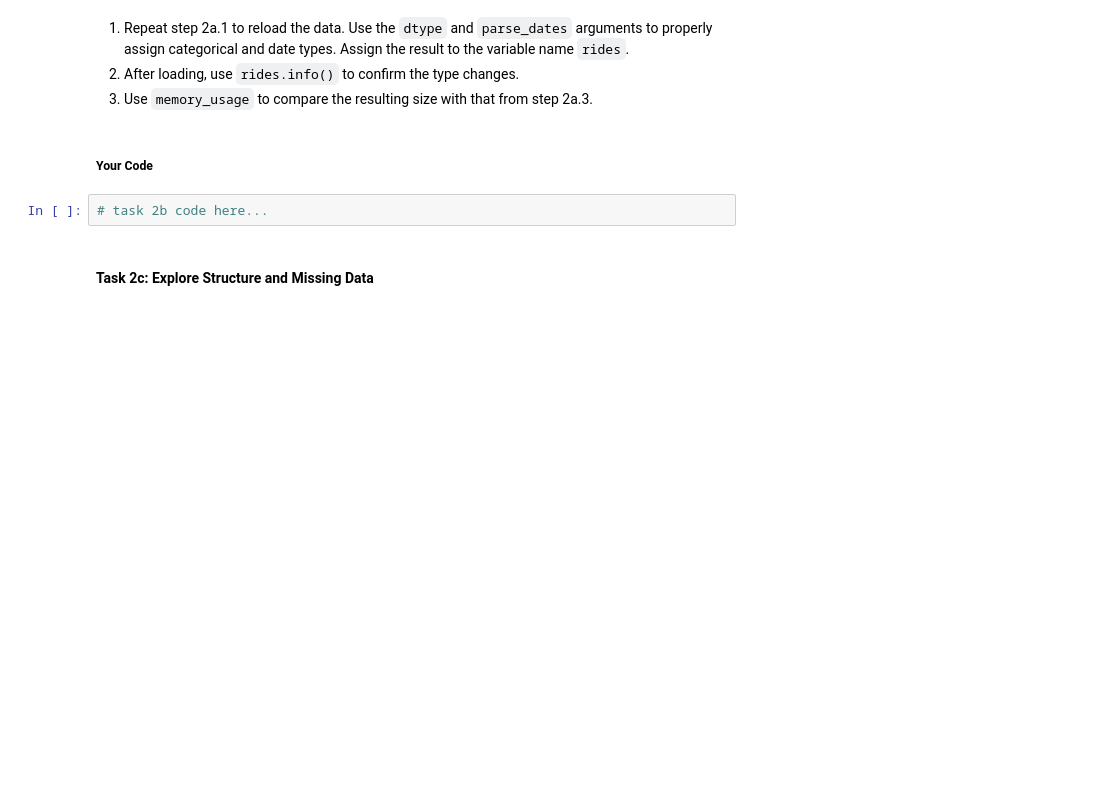
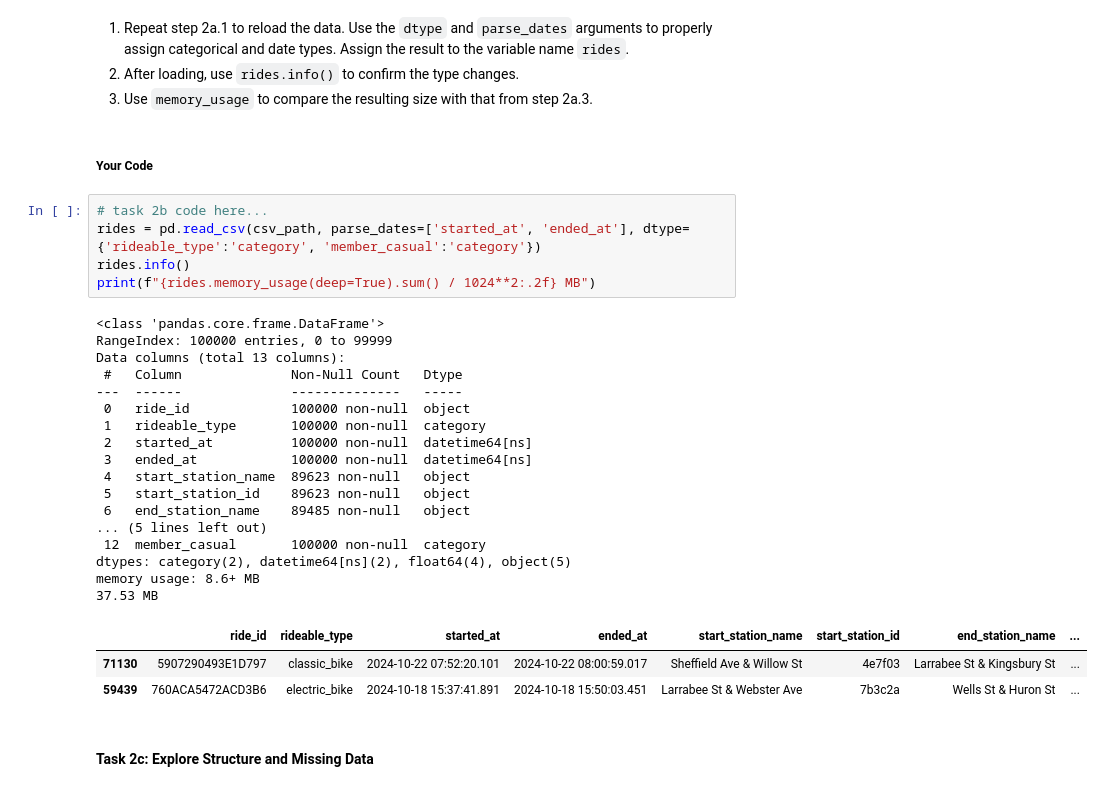
Before and after one commit to abbeygodfrey/py4eda-work, a Jupyter notebook: homework/hw3b.ipynb, the cells around one changed output. Drawn from its saved outputs; the diff is of its cells as text; blank space fills up the shorter version.

```diff
--- a/homework/hw3b.ipynb
+++ b/homework/hw3b.ipynb
@@ -248,6 +291,30 @@ csv_path = Path('./data/202410-divvy-tripdata-100k.csv')
 ##### Your Code
 # %%
 # task 2b code here...
+rides = pd.read_csv(csv_path, parse_dates=['started_at', 'ended_at'], dtype={'rideable_type':'category', 'member_casual':'category'})
+rides.info()
+print(f"{rides.memory_usage(deep=True).sum() / 1024**2:.2f} MB")
+# %% [output]
+<class 'pandas.core.frame.DataFrame'>
+RangeIndex: 100000 entries, 0 to 99999
+Data columns (total 13 columns):
+ #   Column              Non-Null Count   Dtype
+---  ------              --------------   -----
+ 0   ride_id             100000 non-null  object
+ 1   rideable_type       100000 non-null  category
+ 2   started_at          100000 non-null  datetime64[ns]
+ 3   ended_at            100000 non-null  datetime64[ns]
+ 4   start_station_name  89623 non-null   object
+ 5   start_station_id    89623 non-null   object
+ 6   end_station_name    89485 non-null   object
+... (5 lines left out)
+ 12  member_casual       100000 non-null  category
+dtypes: category(2), datetime64[ns](2), float64(4), object(5)
+memory usage: 8.6+ MB
+37.53 MB
+|  | ride_id | rideable_type | started_at | ended_at | start_station_name | start_station_id | end_station_name | ... |
+| 71130 | 5907290493E1D797 | classic_bike | 2024-10-22 07:52:20.101 | 2024-10-22 08:00:59.017 | Sheffield Ave & Willow St | 4e7f03 | Larrabee St & Kingsbury St | ... |
+| 59439 | 760ACA5472ACD3B6 | electric_bike | 2024-10-18 15:37:41.891 | 2024-10-18 15:50:03.451 | Larrabee St & Webster Ave | 7b3c2a | Wells St & Huron St | ... |
 # %% [markdown]
 #### Task 2c: Explore Structure and Missing Data
 # %% [markdown]
```
Also changed, not shown: parts of 10 cells of this notebook.
